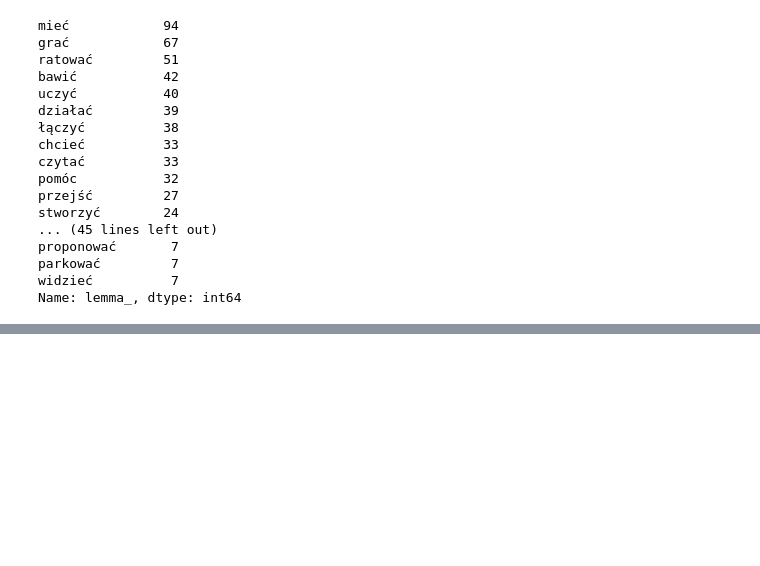
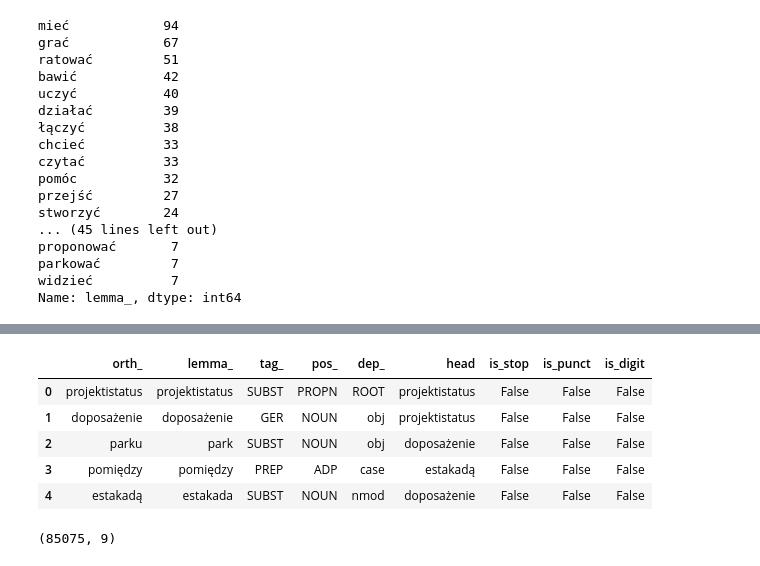
Before and after one commit to malowana/NLP_budzet_obywatelski, a Jupyter notebook: BO_analiza_morfologiczna.ipynb, the cells around one changed output, grey strips where cells are left out. Cells and saved outputs as stored; diff of their text form; code cells hidden in the pictures; blank space fills up the shorter version.

```diff
--- a/BO_analiza_morfologiczna.ipynb
+++ b/BO_analiza_morfologiczna.ipynb
@@ -436,0 +537,3 @@ df_roc_morf.to_csv('/content/drive/My Drive/Konkursy Kaggle/Budżet obywatelski/
+# %%
+df_2020 = df[df['rok'] == 2020]
+df_2020.head(10)
@@ -436,0 +552,16 @@ df_roc_morf.to_csv('/content/drive/My Drive/Konkursy Kaggle/Budżet obywatelski/
+# %%
+df_2020_morf = create_morf_table(df_2020)
+df_2020_morf.head()
+# %% [output]
+|  | orth_ | lemma_ | tag_ | pos_ | dep_ | head | is_stop | is_punct | is_digit |
+| 0 | projektistatus | projektistatus | SUBST | PROPN | ROOT | projektistatus | False | False | False |
+| 1 | doposażenie | doposażenie | GER | NOUN | obj | projektistatus | False | False | False |
+| 2 | parku | park | SUBST | NOUN | obj | doposażenie | False | False | False |
+| 3 | pomiędzy | pomiędzy | PREP | ADP | case | estakadą | False | False | False |
+| 4 | estakadą | estakada | SUBST | NOUN | nmod | doposażenie | False | False | False |
+# %%
+# Usunięcie duplikatów
+df_2020_morf = df_2020_morf.drop_duplicates()
+df_2020_morf.shape
+# %% [output]
+(85075, 9)
```
Also changed, not shown: parts of 25 cells of this notebook.
